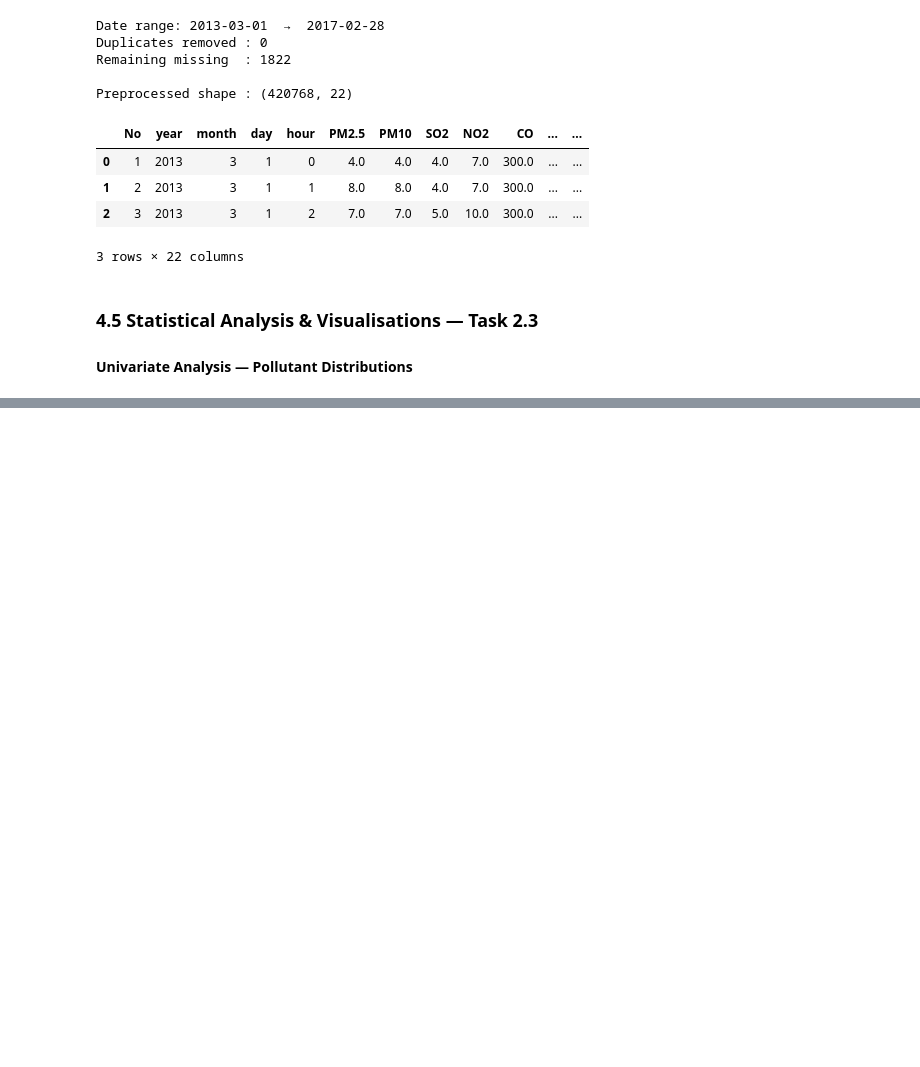
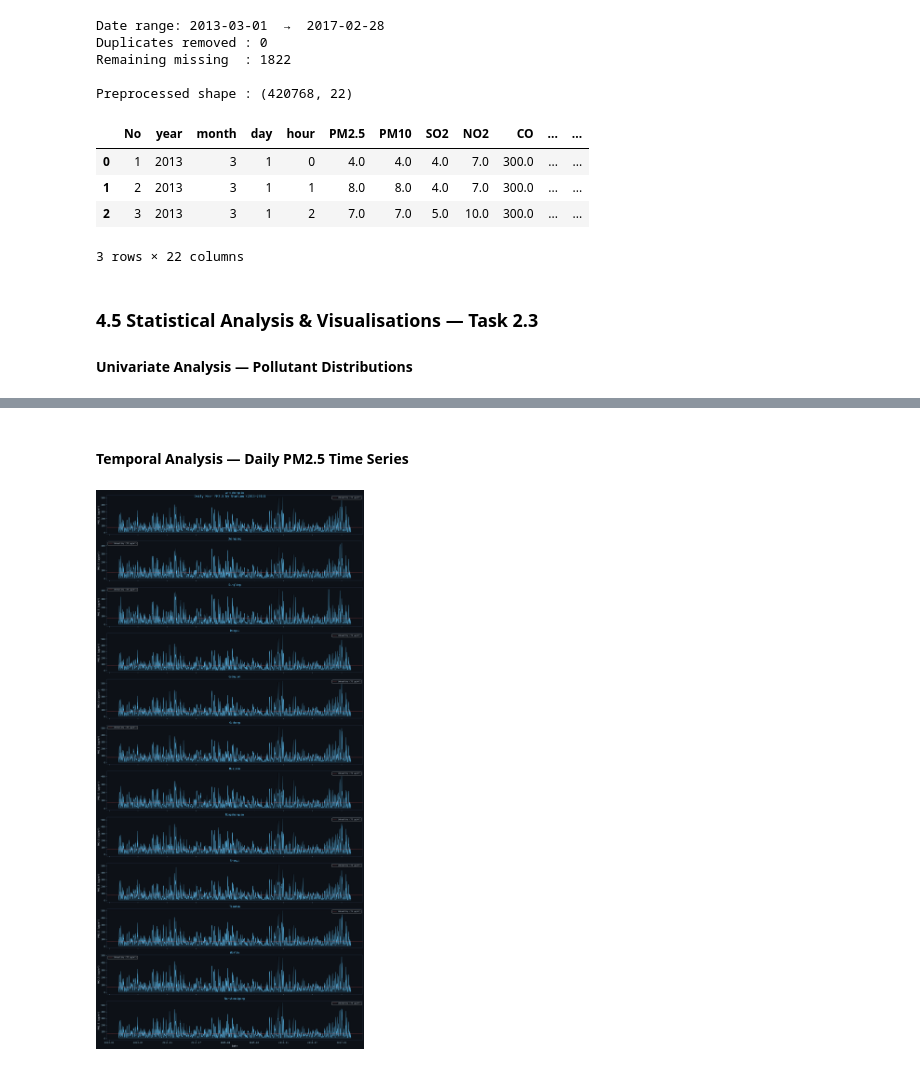
Before and after one commit to Jiyaulhaq1432/Data-Analysis-Air-quality-Analyser-web-app, a Jupyter notebook: Beijing_AQA.ipynb, the cells around one changed output, grey strips where cells are left out. Saved outputs shown, nothing was run; the diff lists cells and outputs as text; code cells hidden in the pictures; blank space fills up the shorter version.

```diff
--- a/Beijing_AQA.ipynb
+++ b/Beijing_AQA.ipynb
@@ -1637,0 +1667,26 @@ Preprocessed shape : (420768, 22)
+# %% [markdown]
+#### Temporal Analysis — Daily PM2.5 Time Series
+# %%
+# ── Daily PM2.5 time series per station ──────────────────────────────────────
+stations = sorted(df["station"].unique())
+fig, axes = plt.subplots(len(stations), 1,
+                         figsize=(16, 2.8 * len(stations)), sharex=True)
+if len(stations) == 1:
+    axes = [axes]
+
+for ax, s in zip(axes, stations):
+    daily = (df[df["station"]==s]
+             .set_index("datetime")["PM2.5"]
+             .resample("D").mean())
+    ax.plot(daily.index, daily.values, color=ACCENT, lw=0.8, alpha=0.9)
+    ax.fill_between(daily.index, daily.values, alpha=0.15, color=ACCENT)
+    ax.axhline(75, color="#ff6b6b", lw=0.8, ls="--", label="Unhealthy (75 μg/m³)")
+    ax.set_ylabel("PM2.5 (μg/m³)")
+    ax.set_title(s, color=ACCENT, fontsize=11)
+    ax.legend(fontsize=8)
+
+axes[-1].set_xlabel("Date")
+fig.suptitle("Daily Mean PM2.5 by Station (2013–2017)", color=ACCENT, fontsize=13)
+plt.tight_layout(); plt.show()
+# %% [output]
+[figure, added]
```
Also changed, not shown: parts of 9 cells of this notebook.
